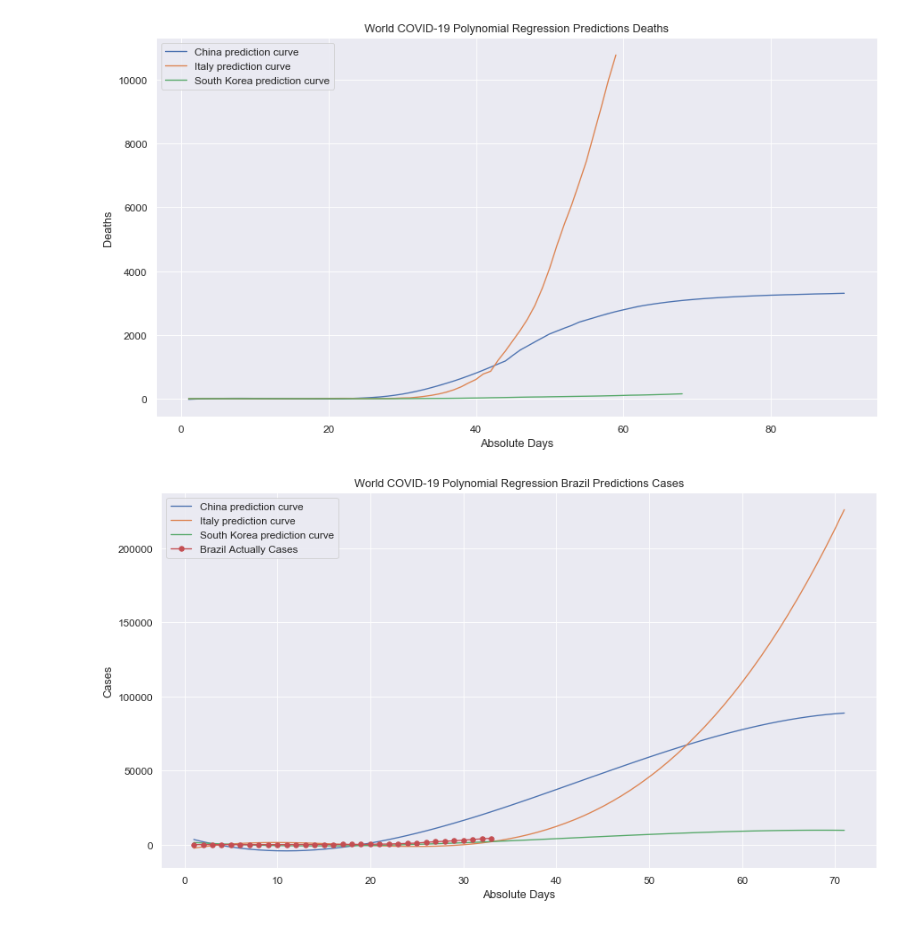
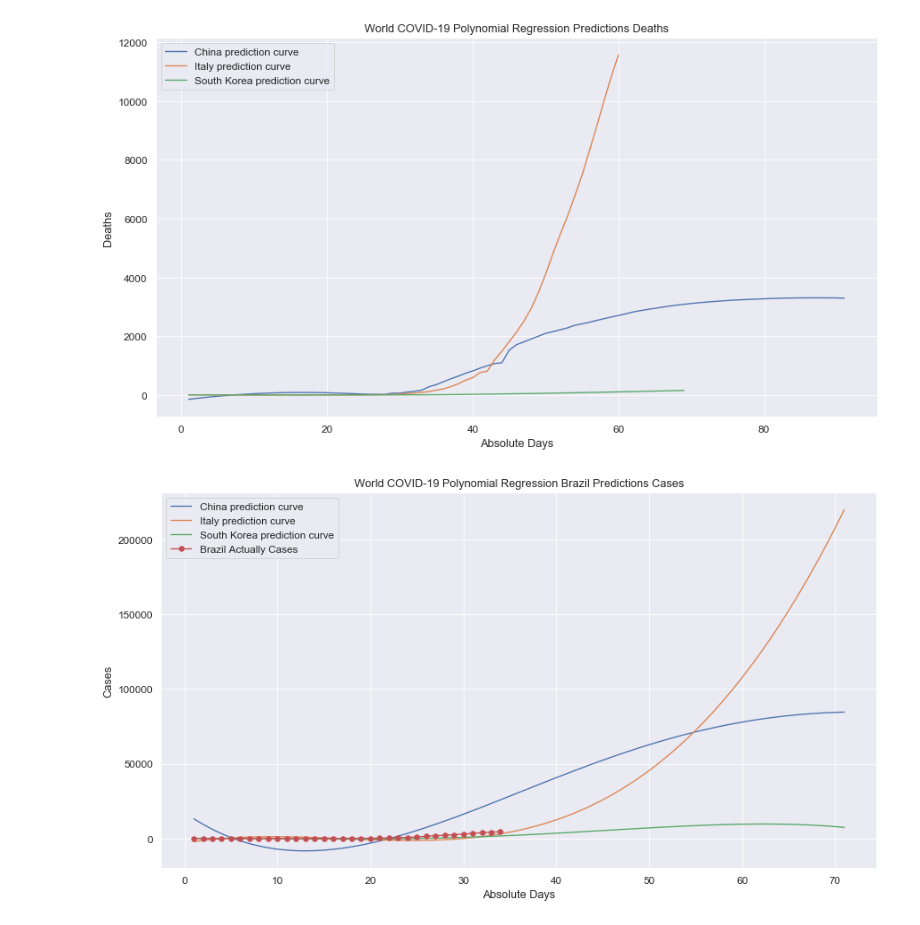
Before and after one commit to bkawakami/DataScienceCoronavirus2020, a Jupyter notebook: covid19_study.ipynb, the cells around one changed output. Drawn from its saved outputs; the diff is of its cells as text; code cells hidden in the pictures.

Commit message:
divide polynomial degrees

```diff
--- a/covid19_study.ipynb
+++ b/covid19_study.ipynb
@@ -311,20 +311,21 @@ y_italy_deaths = dfItaly.Deaths
 X_south_korea_deaths = dfSouthKorea.drop(["Date","Recovered","Deaths","Contagious"], axis=1)
 y_south_korea_deaths = dfSouthKorea.Deaths
 # %%
-polynomial_features= PolynomialFeatures(degree=3, include_bias=False)
+polynomial_features_cases = PolynomialFeatures(degree=4, include_bias=False)
+polynomial_features_deaths = PolynomialFeatures(degree=2, include_bias=False)
 
-X_china_poly = polynomial_features.fit_transform(X_china)
-X_italy_poly = polynomial_features.fit_transform(X_italy)
-X_south_korea_poly = polynomial_features.fit_transform(X_south_korea)
+X_china_poly = polynomial_features_cases.fit_transform(X_china)
+X_italy_poly = polynomial_features_cases.fit_transform(X_italy)
+X_south_korea_poly = polynomial_features_cases.fit_transform(X_south_korea)
 
 poly_reg_china = LinearRegression().fit(X_china_poly, y_china)
 poly_reg_italy = LinearRegression().fit(X_italy_poly, y_italy)
 poly_reg_south_korea = LinearRegression().fit(X_south_korea_poly, y_south_korea)
 
 
-X_china_poly_deaths = polynomial_features.fit_transform(X_china_deaths)
-X_italy_poly_deaths = polynomial_features.fit_transform(X_italy_deaths)
-X_south_korea_poly_deaths = polynomial_features.fit_transform(X_south_korea_deaths)
+X_china_poly_deaths = polynomial_features_deaths.fit_transform(X_china_deaths)
+X_italy_poly_deaths = polynomial_features_deaths.fit_transform(X_italy_deaths)
+X_south_korea_poly_deaths = polynomial_features_deaths.fit_transform(X_south_korea_deaths)
 
 poly_reg_china_deaths = LinearRegression().fit(X_china_poly_deaths, y_china_deaths)
 poly_reg_italy_deaths = LinearRegression().fit(X_italy_poly_deaths, y_italy_deaths)
@@ -361,27 +362,27 @@ plt.ylabel("Deaths")
 plt.legend(loc="upper left")
 plt.show()
 # %% [output]
-[figure, old version]
+[figure, new version]
 # %%
 brazil_data_prediction = dfNormDaysBrazil.drop(["Cases","Date","Recovered","Deaths","Contagious"], axis=1).values.reshape(-1, 1)
-X_poly_predict = polynomial_features.fit_transform(brazil_data_prediction)
+X_poly_predict = polynomial_features_cases.fit_transform(brazil_data_prediction)
 
 brazil_predict_china = poly_reg_china.predict(X_poly_predict)
 brazil_predict_italy = poly_reg_italy.predict(X_poly_predict)
 brazil_predict_south_korea = poly_reg_south_korea.predict(X_poly_predict)
 
 plt.figure(num=None, figsize=(13, 7), dpi=80, facecolor='w', edgecolor='k')
 plt.plot(brazil_data_prediction, brazil_predict_china, label="China prediction curve")
 plt.plot(brazil_data_prediction, brazil_predict_italy, label="Italy prediction curve")
 plt.plot(brazil_data_prediction, brazil_predict_south_korea, label="South Korea prediction curve")
 plt.plot(dfNormDaysBrazil.Day, dfNormDaysBrazil.Cases, '-o', label="Brazil Actually Cases")
 plt.title("World COVID-19 Polynomial Regression Brazil Predictions Cases")
 plt.xlabel("Absolute Days")
 plt.ylabel("Cases")
 plt.legend(loc="upper left")
 plt.show()
 # %% [output]
-[figure, old version]
+[figure, new version]
 # %%
 dfNormDaysBrazil = normatization_for_stable_days(dfBrazil, days_to_stable_day)
 
```
Also changed, not shown: parts of 6 cells of this notebook, 6 other files.
